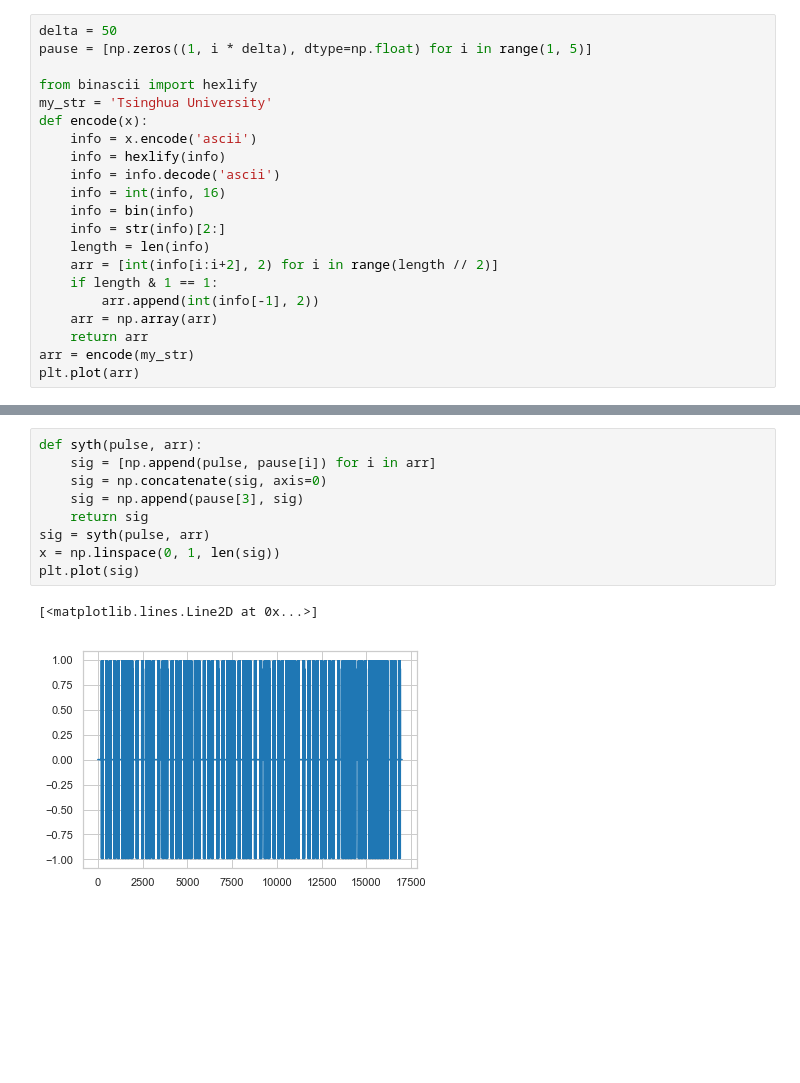
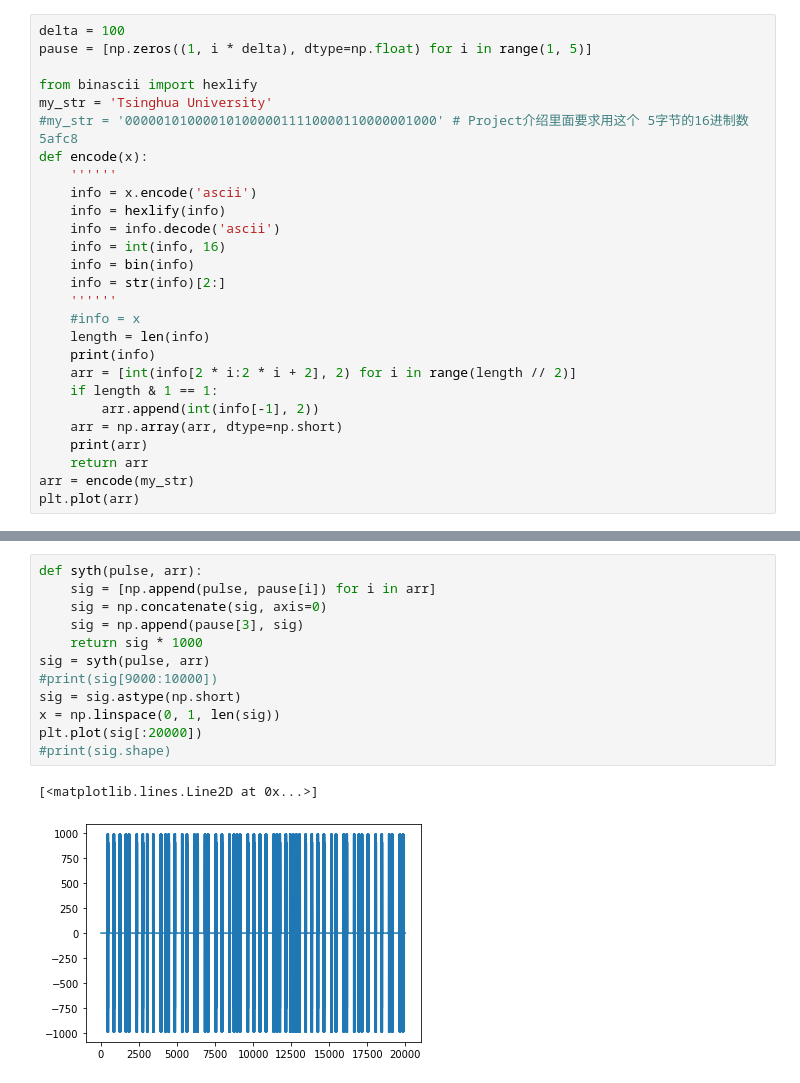
Before and after one commit to agil27/wivi, a Jupyter notebook: modulation.ipynb, the cells around one changed output, grey strips where cells are left out. Saved outputs shown, nothing was run; the diff lists cells and outputs as text; blank space fills up the shorter version.

```diff
--- a/modulation.ipynb
+++ b/modulation.ipynb
@@ -22,21 +22,27 @@ plt.plot(x, pulse)
 # %%
-delta = 50
+delta = 100
 pause = [np.zeros((1, i * delta), dtype=np.float) for i in range(1, 5)]
 
 from binascii import hexlify
 my_str = 'Tsinghua University'
+#my_str = '0000010100001010000011110000110000001000' # Project介绍里面要求用这个 5字节的16进制数5afc8
 def encode(x):
+    ''''''
     info = x.encode('ascii')
     info = hexlify(info)
     info = info.decode('ascii')
     info = int(info, 16)
     info = bin(info)
     info = str(info)[2:]
+    ''''''
+    #info = x
     length = len(info)
-    arr = [int(info[i:i+2], 2) for i in range(length // 2)]
+    print(info)
+    arr = [int(info[2 * i:2 * i + 2], 2) for i in range(length // 2)]
     if length & 1 == 1:
         arr.append(int(info[-1], 2))
-    arr = np.array(arr)
+    arr = np.array(arr, dtype=np.short)
+    print(arr)
     return arr
 arr = encode(my_str)
 plt.plot(arr)
@@ -46,15 +56,18 @@ plt.plot(arr)
 # %%
 def syth(pulse, arr):
     sig = [np.append(pulse, pause[i]) for i in arr]
     sig = np.concatenate(sig, axis=0)
     sig = np.append(pause[3], sig)
-    return sig
+    return sig * 1000
 sig = syth(pulse, arr)
+#print(sig[9000:10000])
+sig = sig.astype(np.short)
 x = np.linspace(0, 1, len(sig))
-plt.plot(sig)
+plt.plot(sig[:20000])
+#print(sig.shape)
 # %% [output]
 [<matplotlib.lines.Line2D at 0x...>]
-[figure, old version]
+[figure, new version]
 # %%
 import wave
 def writewav(data, filename, fs):
```
Also changed, not shown: parts of 5 cells of this notebook, 2 other files.
